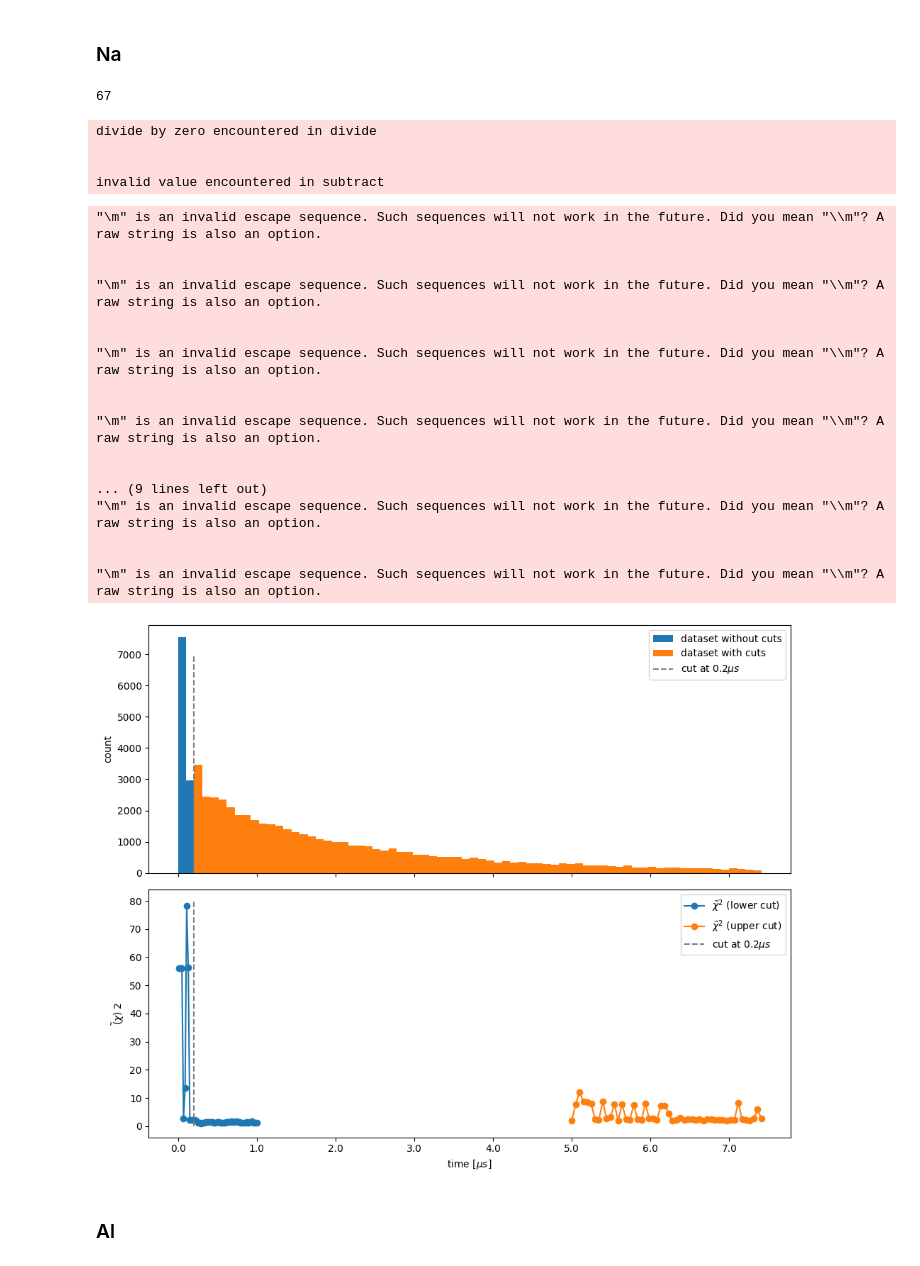
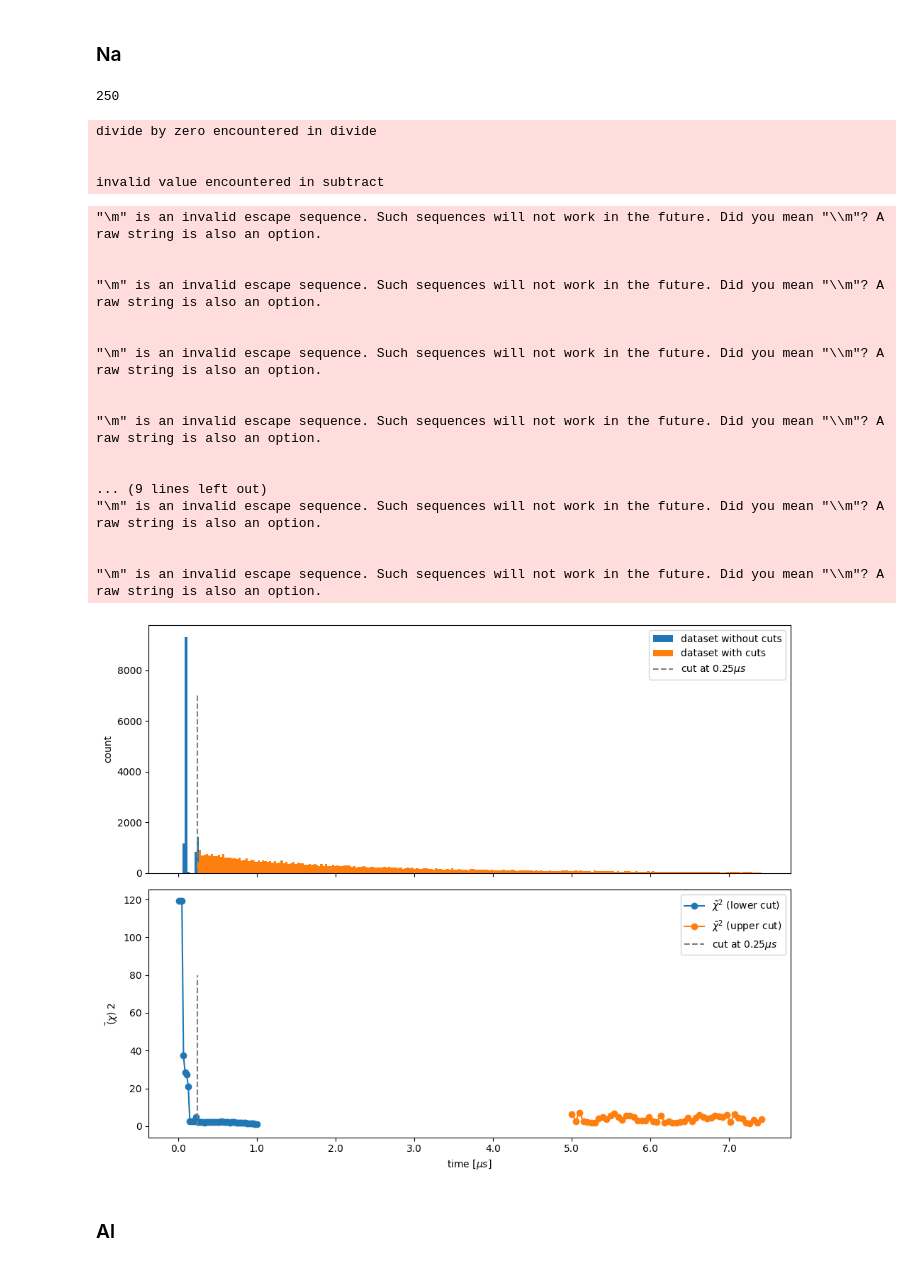
Before and after one commit to Matti-z/Lab-muons, a Jupyter notebook: hist_definitivo.ipynb, the cells around one changed output. Saved outputs shown, nothing was run; the diff lists cells and outputs as text; code cells hidden in the pictures.

```diff
--- a/hist_definitivo.ipynb
+++ b/hist_definitivo.ipynb
@@ -1904,7 +1916,9 @@ fig.savefig("Photo/interpolation/pv_bins.pdf" , format="pdf")
 # %%
 start_cut_range = (1e-8,1e-6)
 end_cut_range = (5e-6,8.5e-6)
-print(n_bins)
+
+n_bins = 250
+
 errListIni=[]
 void_chiListIni = []
 
@@ -2025,58 +2037,58 @@ for i in tqdm(np.linspace(*end_cut_range)):
     na_chiListEnd.append(na_end_cut.fval/na_end_cut.ndof)
     errListEnd.append(na_end_cut.errors["tau1"])
 # %% [output]
-67
+250
 divide by zero encountered in divide
 
 
 invalid value encountered in subtract
 # %%
-edited_data = complete_salt[(complete_salt>0.2e-6)]
+edited_data = complete_salt[(complete_salt>0.25e-6)]
 full_data = complete_salt
 
 
 
 fig, axes = plt.subplots(2, 1, figsize=(10, 8), sharex=True)
 
-count1, edges1, patches1 = axes[0].hist(full_data, bins=72, range=(0,max(complete_salt)), label="dataset without cuts")
-count, edges, patches = axes[0].hist(edited_data, bins=72, range=(0,max(complete_salt)), label="dataset with cuts")
+count1, edges1, patches1 = axes[0].hist(full_data, bins=n_bins, range=(0,max(complete_salt)), label="dataset without cuts")
+count, edges, patches = axes[0].hist(edited_data, bins=n_bins, range=(0,max(complete_salt)), label="dataset with cuts")
 
 axes[1].plot(np.linspace(*start_cut_range), na_chiListIni, "o-", label=r"$\tilde{\chi}^2$ (lower cut)")
 axes[1].plot(np.linspace(*end_cut_range), na_chiListEnd, "o-", label=r"$\tilde{\chi}^2$ (upper cut)")
 
 axes[0].xaxis.set_major_formatter(FuncFormatter(lambda x, p: f'{x*1e6:.1f}'))
 
-axes[0].vlines(0.2e-6, 0, 7000, colors="gray", linestyle = "--", label="cut at $ 0.2 \mu s $")
+axes[0].vlines(0.25e-6, 0, 7000, colors="gray", linestyle = "--", label="cut at $ 0.25 \mu s $")
 
-axes[1].vlines(0.2e-6, 0, 80, colors="gray", linestyle = "--", label="cut at $ 0.2 \mu s $")
+axes[1].vlines(0.25e-6, 0, 80, colors="gray", linestyle = "--", label="cut at $ 0.25 \mu s $")
 
 axes[0].legend()
 axes[1].legend()
 axes[1].set_xlabel("time $ [ \mu s] $")
 axes[1].set_ylabel(r"$ \tilde(\chi)^ 2$")
 axes[0].set_ylabel("count")
 
 plt.tight_layout()
 plt.savefig("Photo/interpolation/na_cuts.pdf" , format = "pdf")
 # %% [output]
 "\m" is an invalid escape sequence. Such sequences will not work in the future. Did you mean "\\m"? A raw string is also an option.
 
 
 "\m" is an invalid escape sequence. Such sequences will not work in the future. Did you mean "\\m"? A raw string is also an option.
 
 
 "\m" is an invalid escape sequence. Such sequences will not work in the future. Did you mean "\\m"? A raw string is also an option.
 
 
 "\m" is an invalid escape sequence. Such sequences will not work in the future. Did you mean "\\m"? A raw string is also an option.
 
 
 ... (9 lines left out)
 "\m" is an invalid escape sequence. Such sequences will not work in the future. Did you mean "\\m"? A raw string is also an option.
 
 
 "\m" is an invalid escape sequence. Such sequences will not work in the future. Did you mean "\\m"? A raw string is also an option.
-[figure, old version]
+[figure, new version]
 # %% [markdown]
 ### Al
 # %%
```
Also changed, not shown: parts of 34 cells of this notebook, 23 other files.
